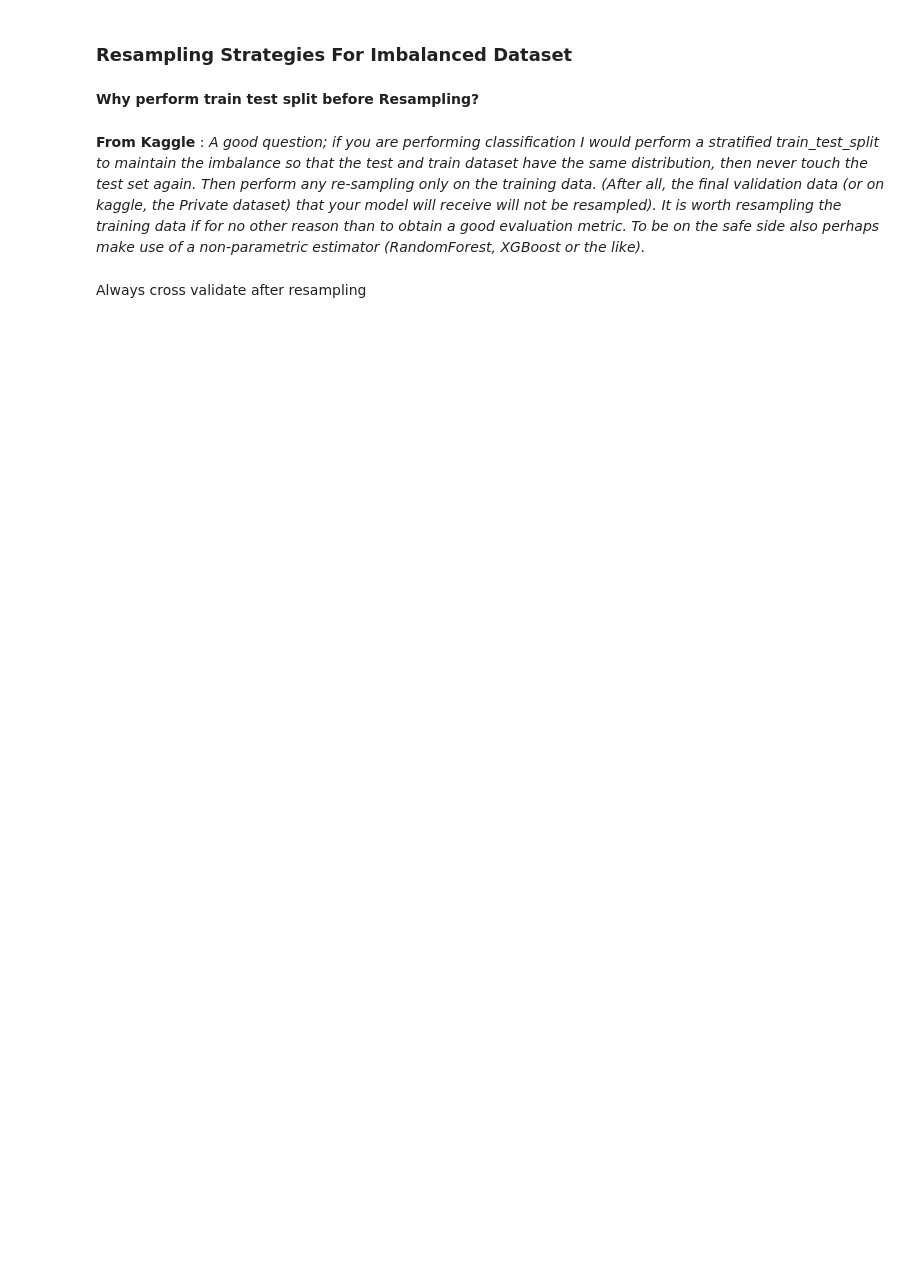
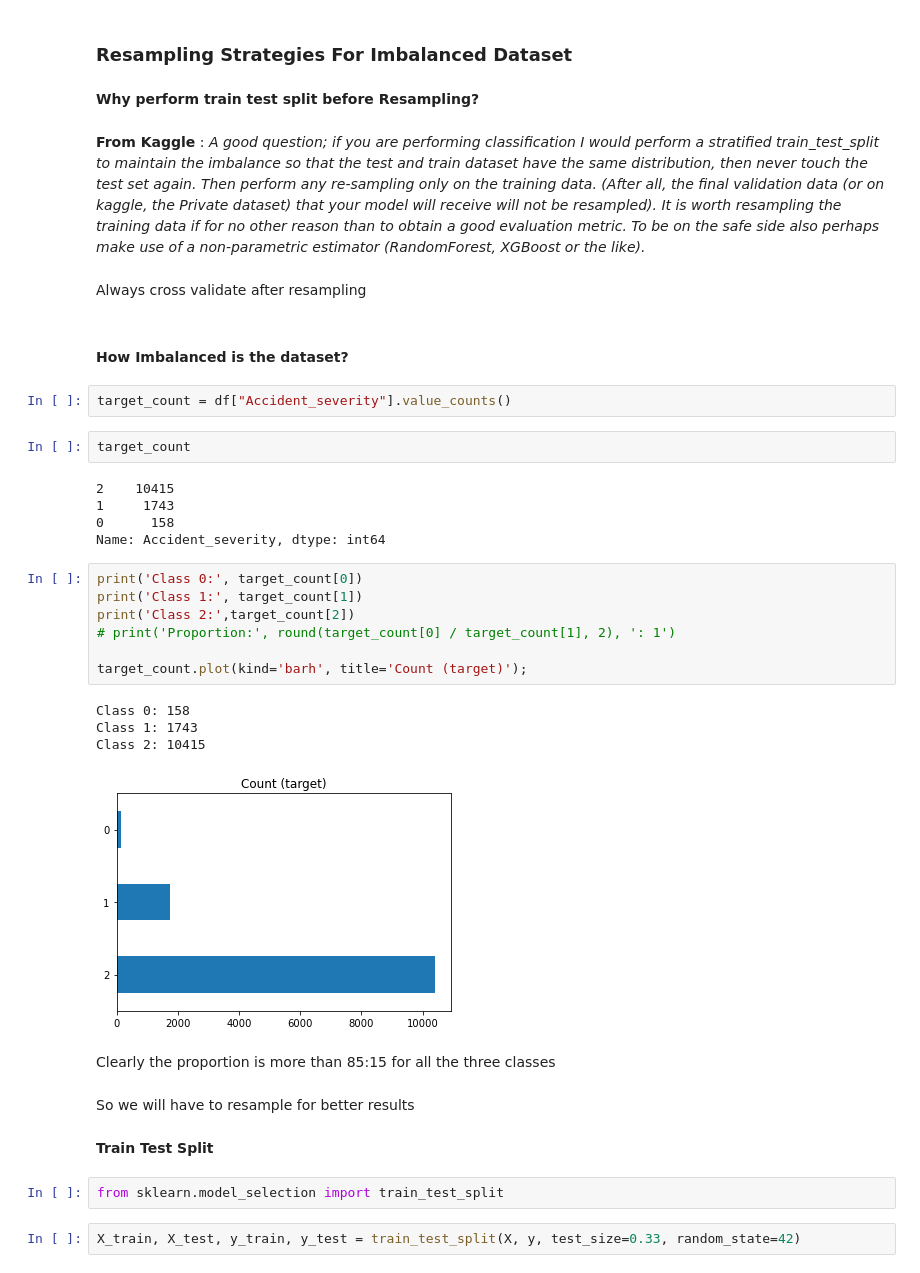
Before and after one commit to vedanthv/Road-Traffic-Accident-Severity-Classification, a Jupyter notebook: RoadTrafficSeverityProject.ipynb, the cells around one changed output. Saved outputs shown, nothing was run; the diff lists cells and outputs as text; blank space fills up the shorter version.

```diff
--- a/RoadTrafficSeverityProject.ipynb
+++ b/RoadTrafficSeverityProject.ipynb
@@ -720,3 +720,36 @@ Index(['Time', 'Sex_of_driver', 'Light_conditions',
 **From Kaggle** : *A good question; if you are performing classification I would perform a stratified train_test_split to maintain the imbalance so that the test and train dataset have the same distribution, then never touch the test set again. Then perform any re-sampling only on the training data. (After all, the final validation data (or on kaggle, the Private dataset) that your model will receive will not be resampled). It is worth resampling the training data if for no other reason than to obtain a good evaluation metric. To be on the safe side also perhaps make use of a non-parametric estimator (RandomForest, XGBoost or the like).*
 # %% [markdown]
 Always cross validate after resampling
+# %% [markdown]
+#### How Imbalanced is the dataset?
+# %%
+target_count = df["Accident_severity"].value_counts()
+# %%
+target_count
+# %% [output]
+2    10415
+1     1743
+0      158
+Name: Accident_severity, dtype: int64
+# %%
+print('Class 0:', target_count[0])
+print('Class 1:', target_count[1])
+print('Class 2:',target_count[2])
+# print('Proportion:', round(target_count[0] / target_count[1], 2), ': 1')
+
+target_count.plot(kind='barh', title='Count (target)');
+# %% [output]
+Class 0: 158
+Class 1: 1743
+Class 2: 10415
+[figure, added]
+# %% [markdown]
+Clearly the proportion is more than 85:15 for all the three classes
+# %% [markdown]
+So we will have to resample for better results
+# %% [markdown]
+**Train Test Split**
+# %%
+from sklearn.model_selection import train_test_split
+# %%
+X_train, X_test, y_train, y_test = train_test_split(X, y, test_size=0.33, random_state=42)
```
Also changed, not shown: parts of 9 cells of this notebook.
